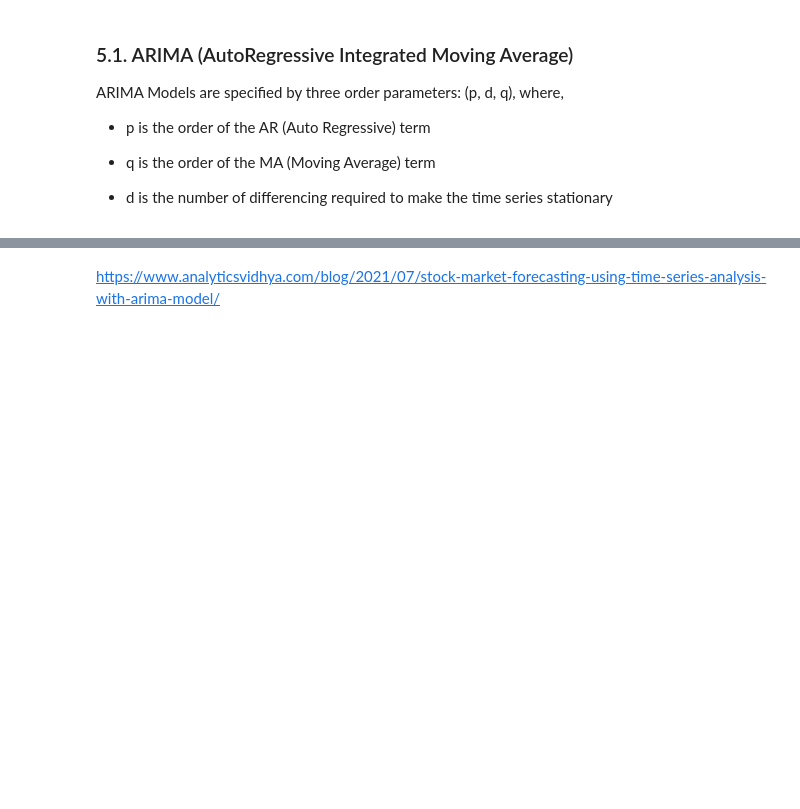
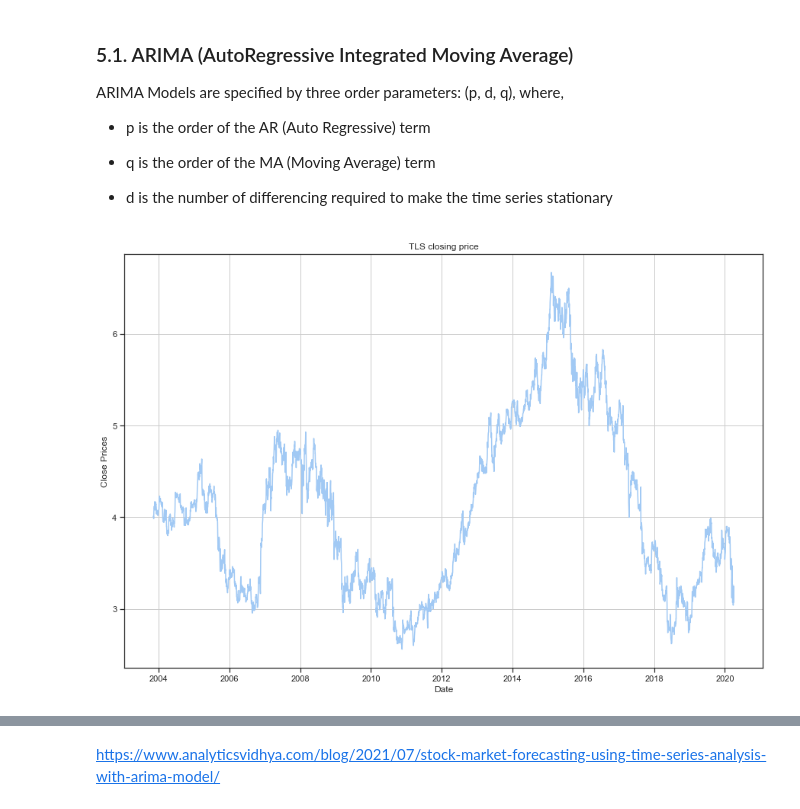
Before and after one commit to AnNguyen96/Time-Series-Analysis, a Jupyter notebook: Time Series Analysis.ipynb, the cells around one changed output, grey strips where cells are left out. Saved outputs shown, nothing was run; the diff lists cells and outputs as text; code cells hidden in the pictures; blank space fills up the shorter version.

```diff
--- a/Time Series Analysis.ipynb
+++ b/Time Series Analysis.ipynb
@@ -415,9 +411,12 @@ ARIMA Models are specified by three order parameters: (p, d, q), where,
 
 - d is the number of differencing required to make the time series stationary
 # %%
-plt.figure(figsize=(15,7))
-plt.title("TLS middle price by Date", size=20)
-# plt.xlabel('Date')
-plt.ylabel('Middle Price')
-plt.plot(mid_df)
+plt.figure(figsize=(15,10))
+plt.grid(True)
+plt.xlabel('Date')
+plt.ylabel('Close Prices')
+plt.plot(TLS_df['Close'])
+plt.title('TLS closing price')
 plt.show()
+# %% [output]
+[figure, added]
```
Also changed, not shown: parts of 27 cells of this notebook.
